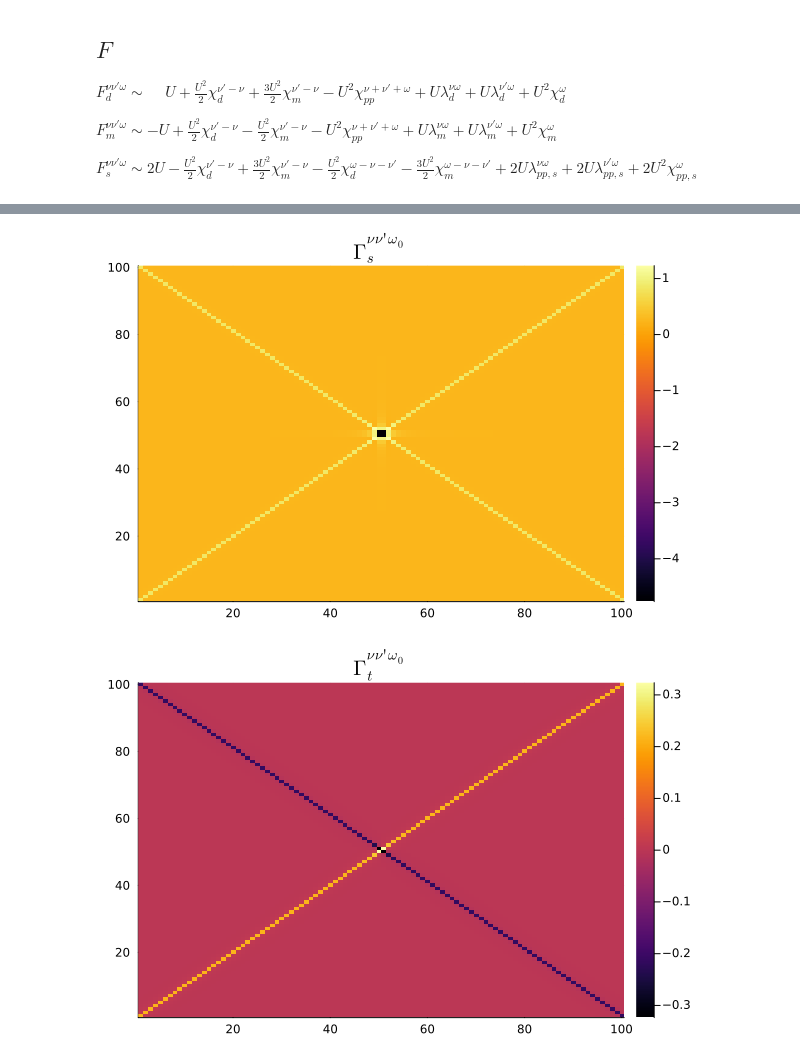
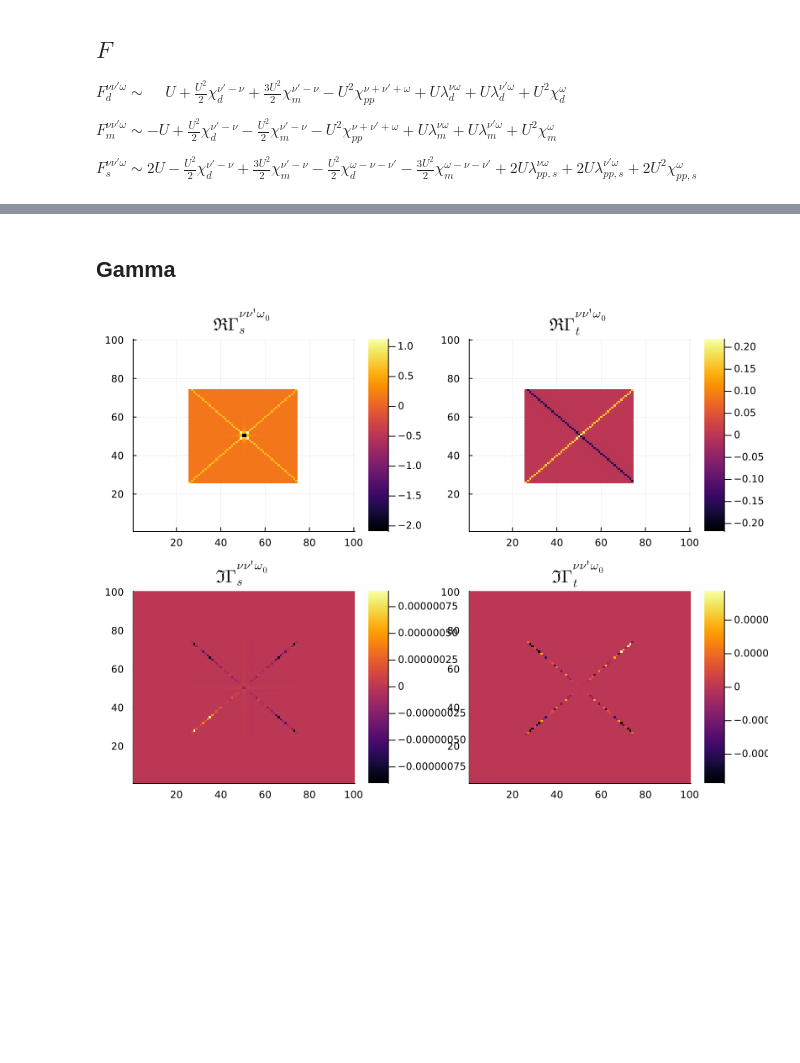
Before and after one commit to Atomtomate/lDGAPostprocessing, a Jupyter notebook: notebooks/expand_pp_test.ipynb, the cells around one changed output, grey strips where cells are left out. Cells and saved outputs as stored; diff of their text form; code cells hidden in the pictures; blank space fills up the shorter version.

```diff
--- a/notebooks/expand_pp_test.ipynb
+++ b/notebooks/expand_pp_test.ipynb
@@ -137,8 +87,2 @@ end
 # %%
-χpp_s_nb, χpp_t_nb, tmp, indices_wi, indices_wn = χph_to_χpp_nb(freqList, χph_upup, χph_updo, χ0_pp_full, shift, nBose, nFermi)
-χpp_ud_rs_nb = reshape(χpp_s_nb .+ χpp_t_nb,2*nFermi,2*nFermi,2*nBose+1)
-
-nan_ind = isnan.(χpp_ud_rs_nb)
-χpp_ud_rs_nb_2 = deepcopy(χpp_ud_rs_nb)
-χpp_ud_rs_nb_2[nan_ind] .= 0;
-χpp_ud_ω_nb  = real(sum(χpp_ud_rs_nb_2, dims=(1,2))[1,1,:])/β^2;
+ωi0 = nBose+1;
@@ -145,9 +101,11 @@ nan_ind = isnan.(χpp_ud_rs_nb)
+# %% [markdown]
+## Gamma
 # %%
-heatmap(real(Γs), title=L"\Gamma^{\nu\nu'\omega_0}_s")
+p1 = heatmap(real(Γs[:,:,ωi0]), title=L"\Re \Gamma^{\nu\nu'\omega_0}_s")
+p2 = heatmap(real(Γt[:,:,ωi0]), title=L"\Re \Gamma^{\nu\nu'\omega_0}_t")
+p3 = heatmap(imag(Γs[:,:,ωi0]), title=L"\Im \Gamma^{\nu\nu'\omega_0}_s")
+p4 = heatmap(imag(Γt[:,:,ωi0]), title=L"\Im \Gamma^{\nu\nu'\omega_0}_t")
+plot(p1, p2, p3, p4, size=(800,600))
 # %% [output]
-[figure, old version]
+[figure, new version]
-# %%
-heatmap(real(Γt), title=L"\Gamma^{\nu\nu'\omega_0}_t")
-# %% [output]
-[figure, removed]
 # %%
```
Also changed, not shown: parts of 15 cells of this notebook, 4 other files.
